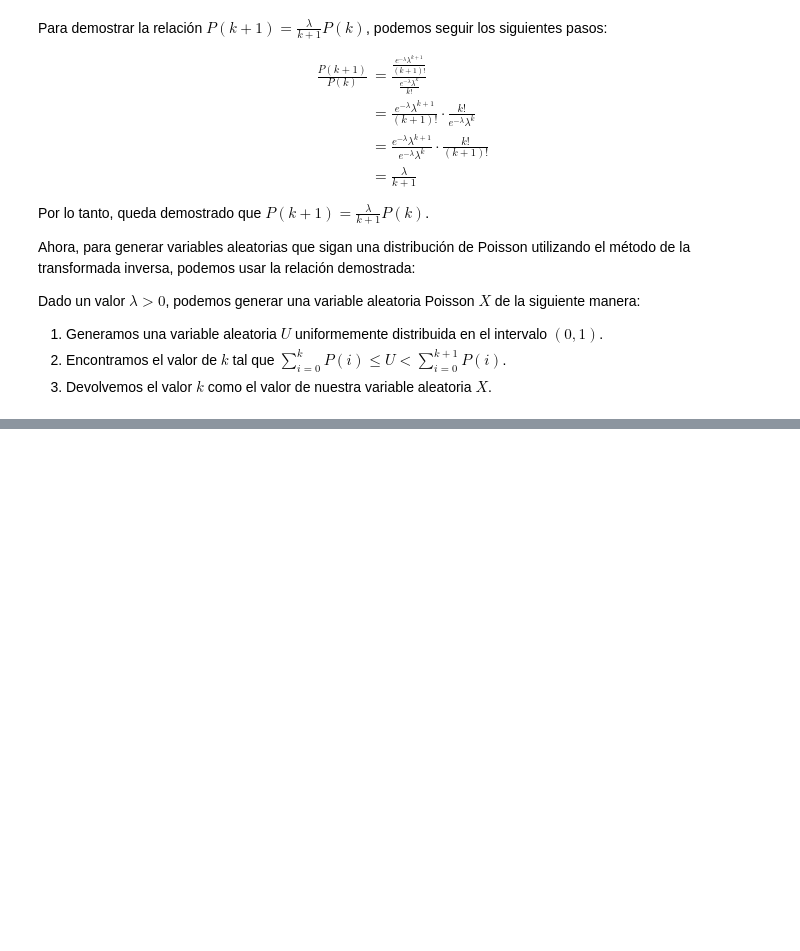
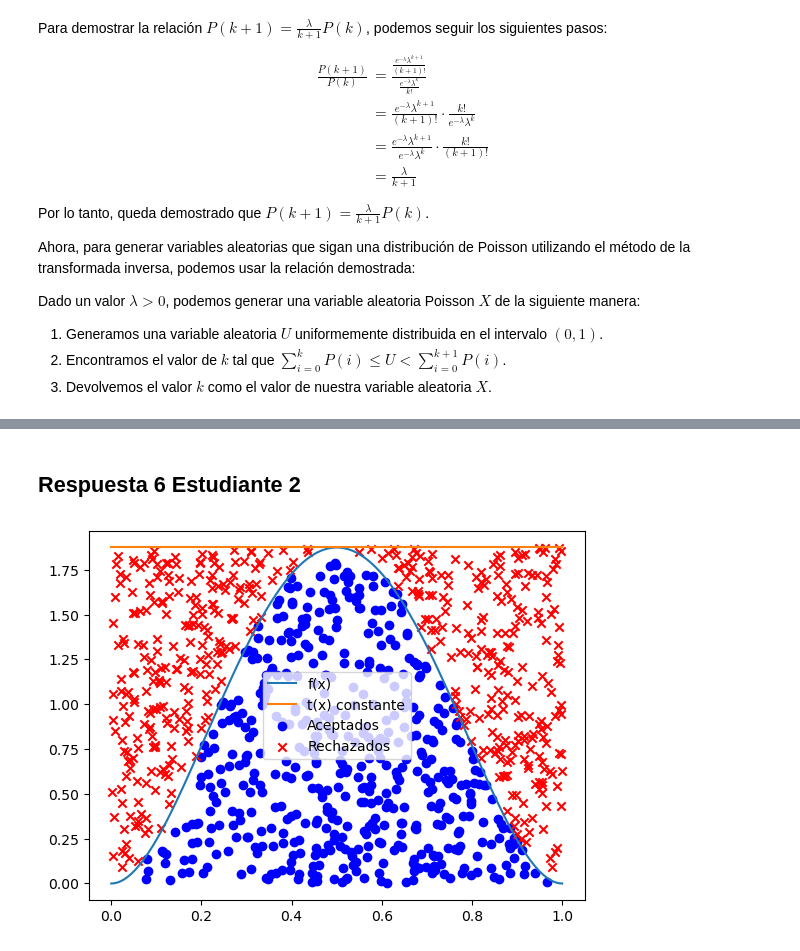
Before and after one commit to larissa002/Tarea-5, a Jupyter notebook: ProyectoConjunto_DCastro_MALGracian_Tarea5.ipynb, the cells around one changed output, grey strips where cells are left out. Saved outputs shown, nothing was run; the diff lists cells and outputs as text; code cells hidden in the pictures; blank space fills up the shorter version.

```diff
--- a/ProyectoConjunto_DCastro_MALGracian_Tarea5.ipynb
+++ b/ProyectoConjunto_DCastro_MALGracian_Tarea5.ipynb
@@ -322,0 +484,35 @@ Dado un valor $\lambda > 0$, podemos generar una variable aleatoria Poisson $X$
+# %% [markdown]
+## Respuesta 6 Estudiante 2
+# %%
+# Función de aceptación y rechazo para t(x) constante
+def aceptacion_rechazo_constante(N):
+    x = np.linspace(0, 1, 1000)
+    M = np.max(f(x) / t_constante(x))
+
+    aceptados = []
+    rechazados = []
+
+    while len(aceptados) < N:
+        x_aleatorio = np.random.uniform(0, 1)
+        y_aleatorio = np.random.uniform(0, M * max_f)
+
+        if y_aleatorio <= f(x_aleatorio):
+            aceptados.append((x_aleatorio, y_aleatorio))
+        else:
+            rechazados.append((x_aleatorio, y_aleatorio))
+
+    aceptados = np.array(aceptados)
+    rechazados = np.array(rechazados)
+
+    # Gráficas y puntos generados
+    plt.plot(x, f(x), label='f(x)')
+    plt.plot(x, t_constante(x), label='t(x) constante')
+    plt.scatter(aceptados[:, 0], aceptados[:, 1], color='blue', marker='o', label='Aceptados')
+    plt.scatter(rechazados[:, 0], rechazados[:, 1], color='red', marker='x', label='Rechazados')
+    plt.legend()
+    plt.show()
+
+# Prueba
+aceptacion_rechazo_constante(500)
+# %% [output]
+[figure, added]
```
Also changed, not shown: parts of 19 cells of this notebook.
